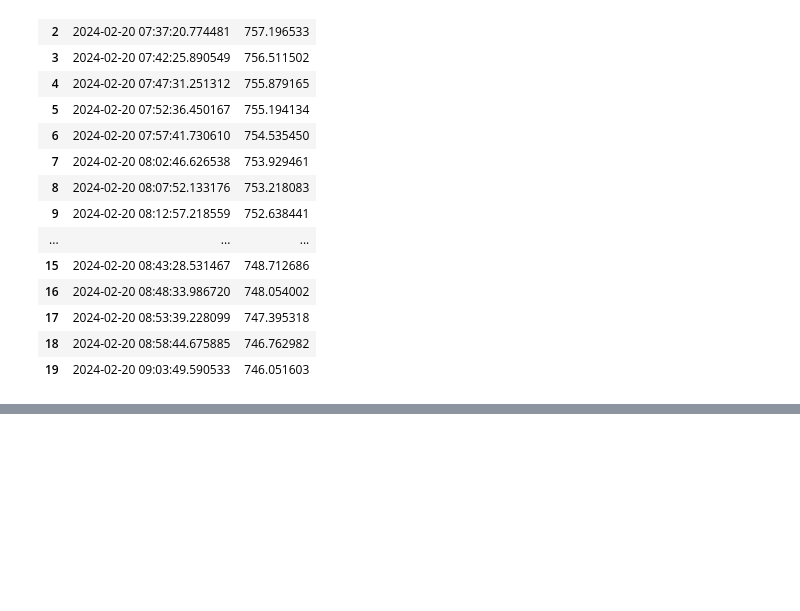
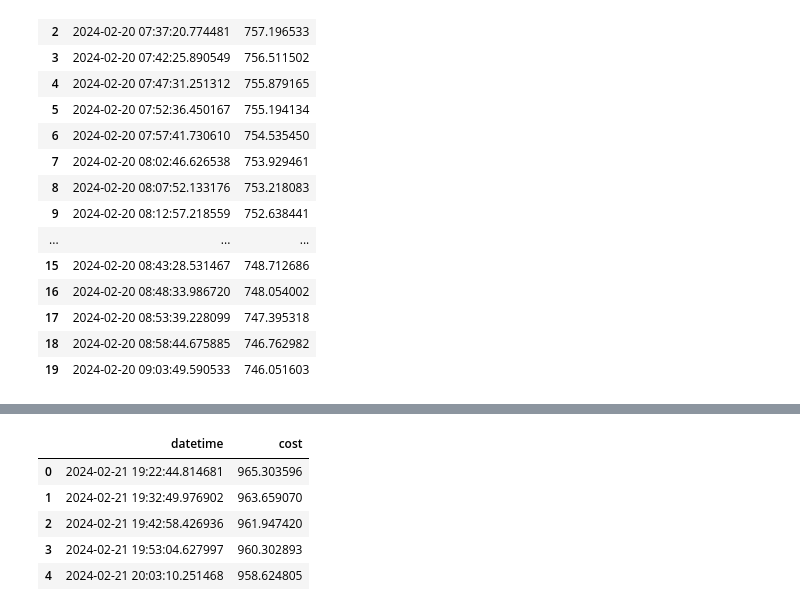
Before and after one commit to LVH-Tony/subnet_cost, a Jupyter notebook: subnet_cost_forecast.ipynb, the cells around one changed output, grey strips where cells are left out. Saved outputs shown, nothing was run; the diff lists cells and outputs as text; code cells hidden in the pictures; blank space fills up the shorter version.

```diff
--- a/subnet_cost_forecast.ipynb
+++ b/subnet_cost_forecast.ipynb
@@ -71,0 +72,11 @@ plt.show()
+# %%
+# sample the data only from 02-22 20
+data2 = data[(data['datetime'] >= '2024-02-21 19:20:00')].reset_index(drop=True)
+data2.head()
+# %% [output]
+|  | datetime | cost |
+| 0 | 2024-02-21 19:22:44.814681 | 965.303596 |
+| 1 | 2024-02-21 19:32:49.976902 | 963.659070 |
+| 2 | 2024-02-21 19:42:58.426936 | 961.947420 |
+| 3 | 2024-02-21 19:53:04.627997 | 960.302893 |
+| 4 | 2024-02-21 20:03:10.251468 | 958.624805 |
```
Also changed, not shown: parts of 5 cells of this notebook, 2 other files.
